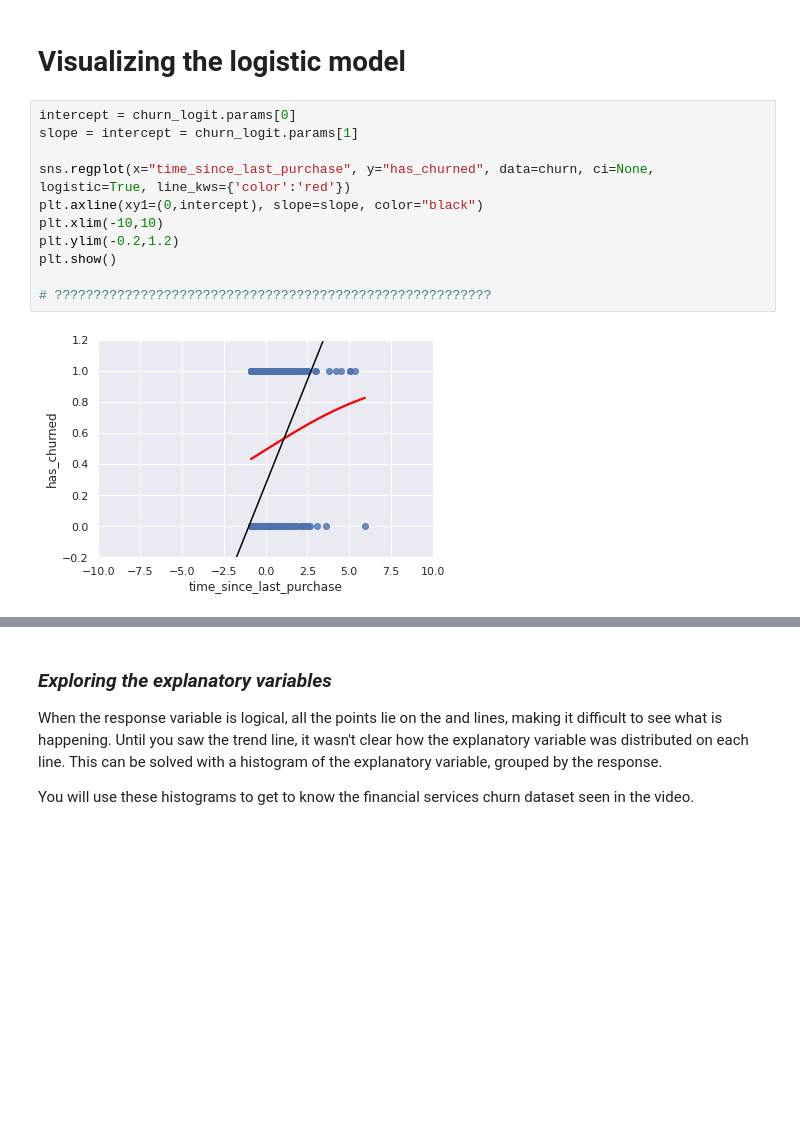
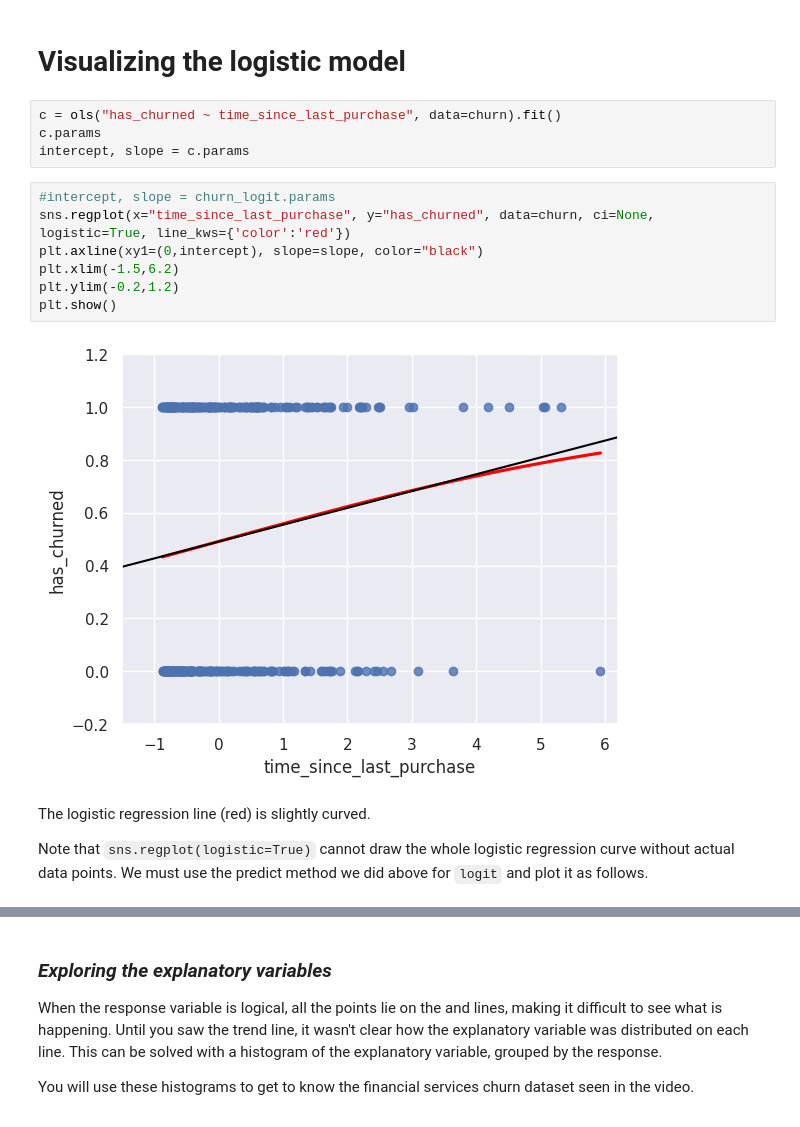
Before and after one commit to armeros/DC_Stats, a Jupyter notebook: statsmodels_module/Intro/Introduction_to_Regression_with_statsmodels.ipynb, the cells around one changed output, grey strips where cells are left out. Saved outputs shown, nothing was run; the diff lists cells and outputs as text; blank space fills up the shorter version.

```diff
--- a/statsmodels_module/Intro/Introduction_to_Regression_with_statsmodels.ipynb
+++ b/statsmodels_module/Intro/Introduction_to_Regression_with_statsmodels.ipynb
@@ -1437,16 +1626,20 @@ time_since_last_purchase    0.269
 dtype: float64
 # %% [markdown]
 # **Visualizing the logistic model**
+# %%
+c = ols("has_churned ~ time_since_last_purchase", data=churn).fit()
+c.params
+intercept, slope = c.params
 # %%
-intercept = churn_logit.params[0]
-slope = intercept = churn_logit.params[1]
-
+#intercept, slope = churn_logit.params
 sns.regplot(x="time_since_last_purchase", y="has_churned", data=churn, ci=None, logistic=True, line_kws={'color':'red'})
 plt.axline(xy1=(0,intercept), slope=slope, color="black")
-plt.xlim(-10,10)
+plt.xlim(-1.5,6.2)
 plt.ylim(-0.2,1.2)
 plt.show()
-
-# ????????????????????????????????????????????????????????
 # %% [output]
-[figure, old version]
+[figure, new version]
+# %% [markdown]
+The logistic regression line (red) is slightly curved.
+
+Note that `sns.regplot(logistic=True)` cannot draw the whole logistic regression curve without actual data points.  We must use the predict method we did above for `logit` and plot it as follows.
```
Also changed, not shown: parts of 77 cells of this notebook.
